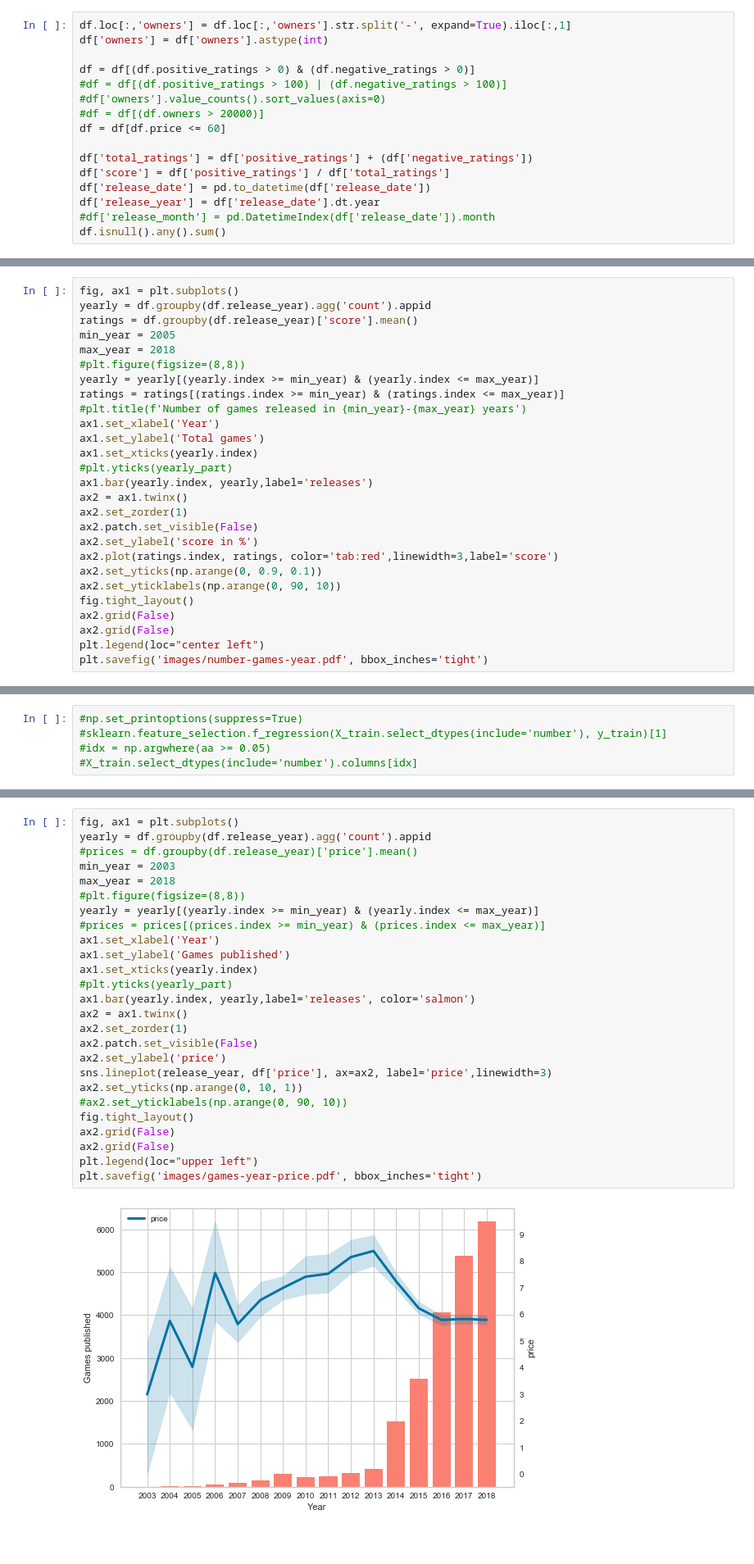
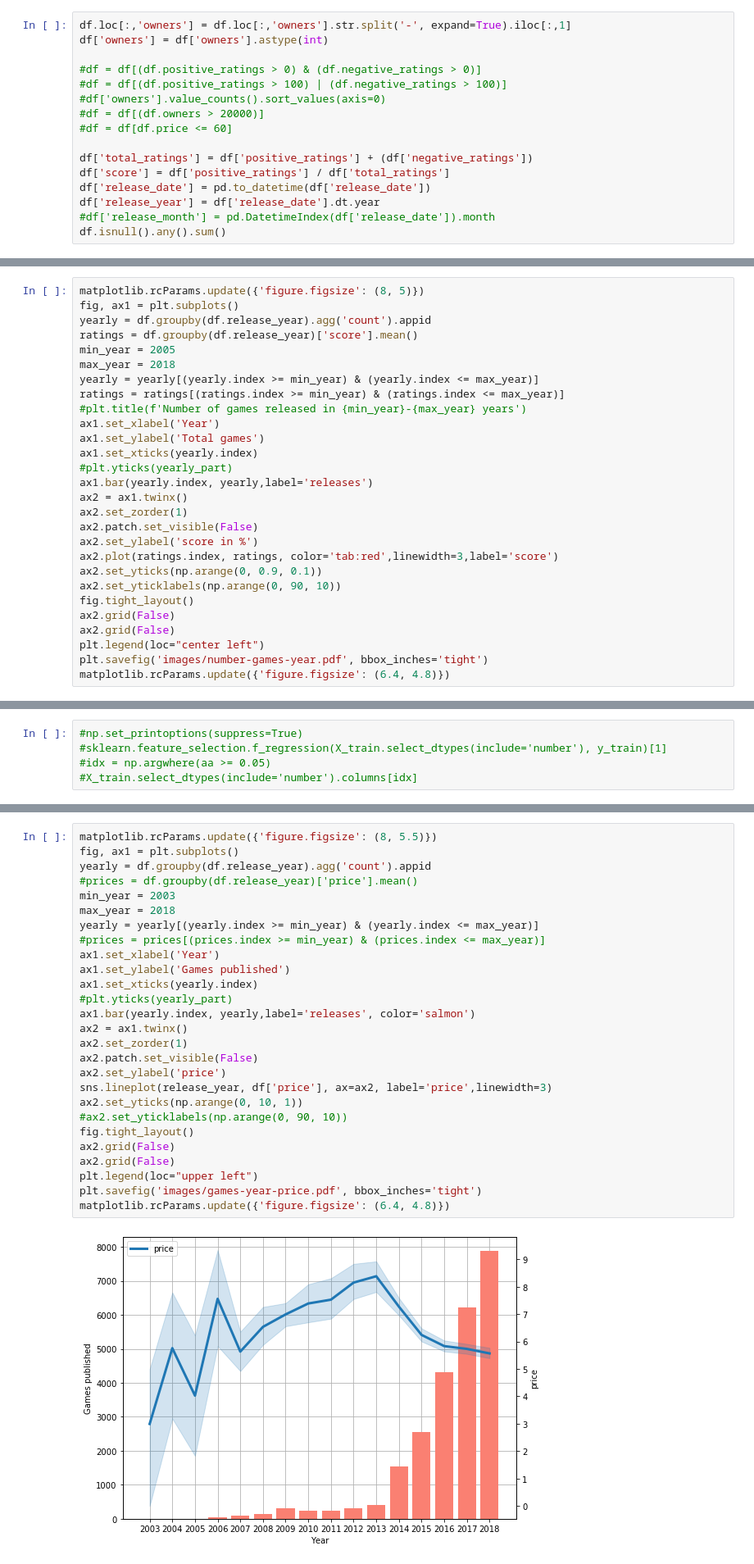
Before and after one commit to sekian/DAKD-Steam-Store-Games, a Jupyter notebook: Steam Store Analysis.ipynb, the cells around one changed output, grey strips where cells are left out. Shown at 82% size. Cells and saved outputs as stored; diff of their text form; blank space fills up the shorter version.

```diff
--- a/Steam Store Analysis.ipynb
+++ b/Steam Store Analysis.ipynb
@@ -53,11 +53,11 @@ df.head()
 df.loc[:,'owners'] = df.loc[:,'owners'].str.split('-', expand=True).iloc[:,1]
 df['owners'] = df['owners'].astype(int)
 
-df = df[(df.positive_ratings > 0) & (df.negative_ratings > 0)]
+#df = df[(df.positive_ratings > 0) & (df.negative_ratings > 0)]
 #df = df[(df.positive_ratings > 100) | (df.negative_ratings > 100)]
 #df['owners'].value_counts().sort_values(axis=0)
 #df = df[(df.owners > 20000)]
-df = df[df.price <= 60]
+#df = df[df.price <= 60]
 
 df['total_ratings'] = df['positive_ratings'] + (df['negative_ratings'])
 df['score'] = df['positive_ratings'] / df['total_ratings']
@@ -68,12 +68,12 @@ df.isnull().any().sum()
 # %% [output]
 0
 # %%
+matplotlib.rcParams.update({'figure.figsize': (8, 5)})
 fig, ax1 = plt.subplots()
 yearly = df.groupby(df.release_year).agg('count').appid
 ratings = df.groupby(df.release_year)['score'].mean()
 min_year = 2005
 max_year = 2018
-#plt.figure(figsize=(8,8))
 yearly = yearly[(yearly.index >= min_year) & (yearly.index <= max_year)]
 ratings = ratings[(ratings.index >= min_year) & (ratings.index <= max_year)]
 #plt.title(f'Number of games released in {min_year}-{max_year} years')
@@ -94,4 +94,5 @@ ax2.grid(False)
 ax2.grid(False)
 plt.legend(loc="center left")
 plt.savefig('images/number-games-year.pdf', bbox_inches='tight')
+matplotlib.rcParams.update({'figure.figsize': (6.4, 4.8)})
 # %% [output]
@@ -630,31 +558,32 @@ plt.savefig('images/price_year.pdf', bbox_inches='tight')
 # %%
+matplotlib.rcParams.update({'figure.figsize': (8, 5.5)})
 fig, ax1 = plt.subplots()
 yearly = df.groupby(df.release_year).agg('count').appid
 #prices = df.groupby(df.release_year)['price'].mean()
 min_year = 2003
 max_year = 2018
-#plt.figure(figsize=(8,8))
 yearly = yearly[(yearly.index >= min_year) & (yearly.index <= max_year)]
 #prices = prices[(prices.index >= min_year) & (prices.index <= max_year)]
 ax1.set_xlabel('Year')
 ax1.set_ylabel('Games published')
 ax1.set_xticks(yearly.index)
 #plt.yticks(yearly_part)
 ax1.bar(yearly.index, yearly,label='releases', color='salmon')
 ax2 = ax1.twinx()
 ax2.set_zorder(1)
 ax2.patch.set_visible(False)
 ax2.set_ylabel('price')
 sns.lineplot(release_year, df['price'], ax=ax2, label='price',linewidth=3)
 ax2.set_yticks(np.arange(0, 10, 1))
 #ax2.set_yticklabels(np.arange(0, 90, 10))
 fig.tight_layout()
 ax2.grid(False)
 ax2.grid(False)
 plt.legend(loc="upper left")
 plt.savefig('images/games-year-price.pdf', bbox_inches='tight')
+matplotlib.rcParams.update({'figure.figsize': (6.4, 4.8)})
 # %% [output]
-[figure, old version]
+[figure, new version]
 # %%
 sns.lineplot(x=df['owners'][df.owners <= 5000000], y=df['price'],linewidth=3)
 plt.savefig('images/price-owners.pdf', bbox_inches='tight')
```
Also changed, not shown: parts of 44 cells of this notebook, 50 other files.
